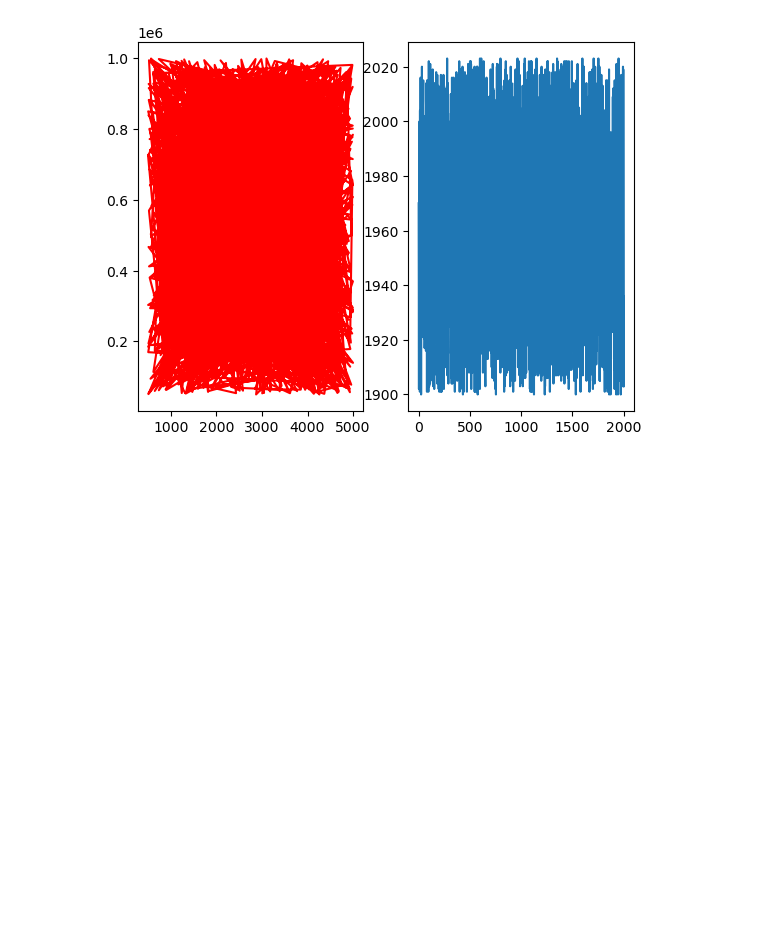
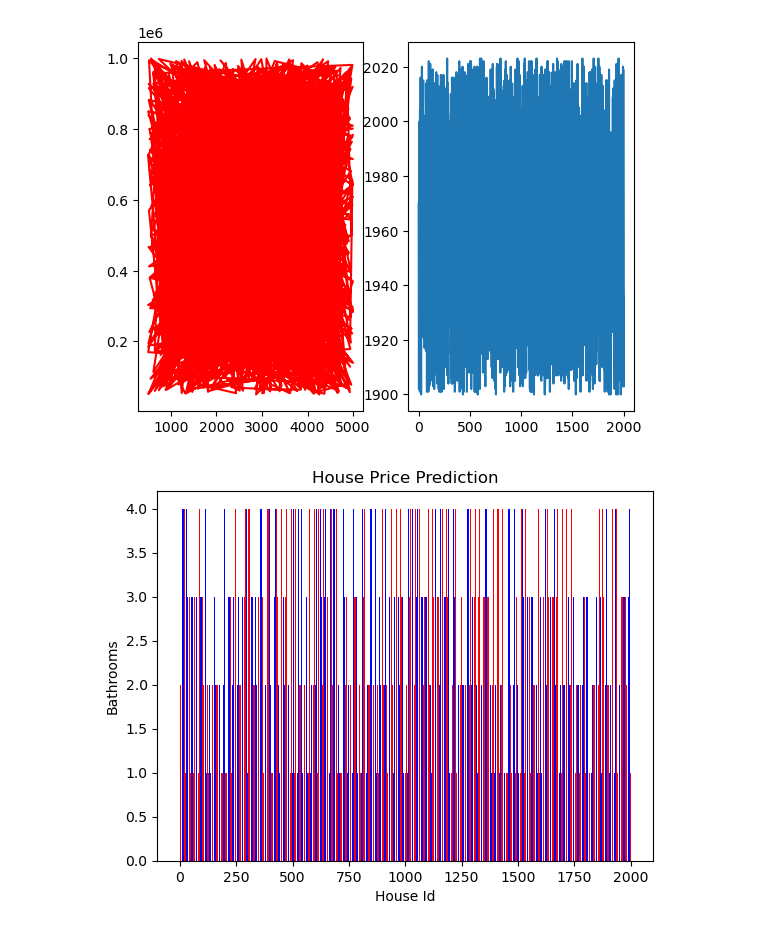
Before and after one commit to Kirthana3110/DataScience, a Jupyter notebook: matplotlib.ipynb, the cells around one changed output. Saved outputs shown, nothing was run; the diff lists cells and outputs as text; code cells hidden in the pictures; blank space fills up the shorter version.

```diff
--- a/matplotlib.ipynb
+++ b/matplotlib.ipynb
@@ -243,3 +243,20 @@ plt.plot(df['Id'],df['YearBuilt'])
 plt.show()
 # %% [output]
 [figure]
+# %%
+import matplotlib.pyplot as plt
+
+x = df['Id']
+y = df['Bathrooms']
+
+colors = ['red', 'blue']
+
+plt.bar(x, y, color=colors)
+
+plt.title("House Price Prediction")
+plt.xlabel("House Id")
+plt.ylabel("Bathrooms")
+
+plt.show()
+# %% [output]
+[figure, added]
```
Also changed, not shown: parts of 4 cells of this notebook.
